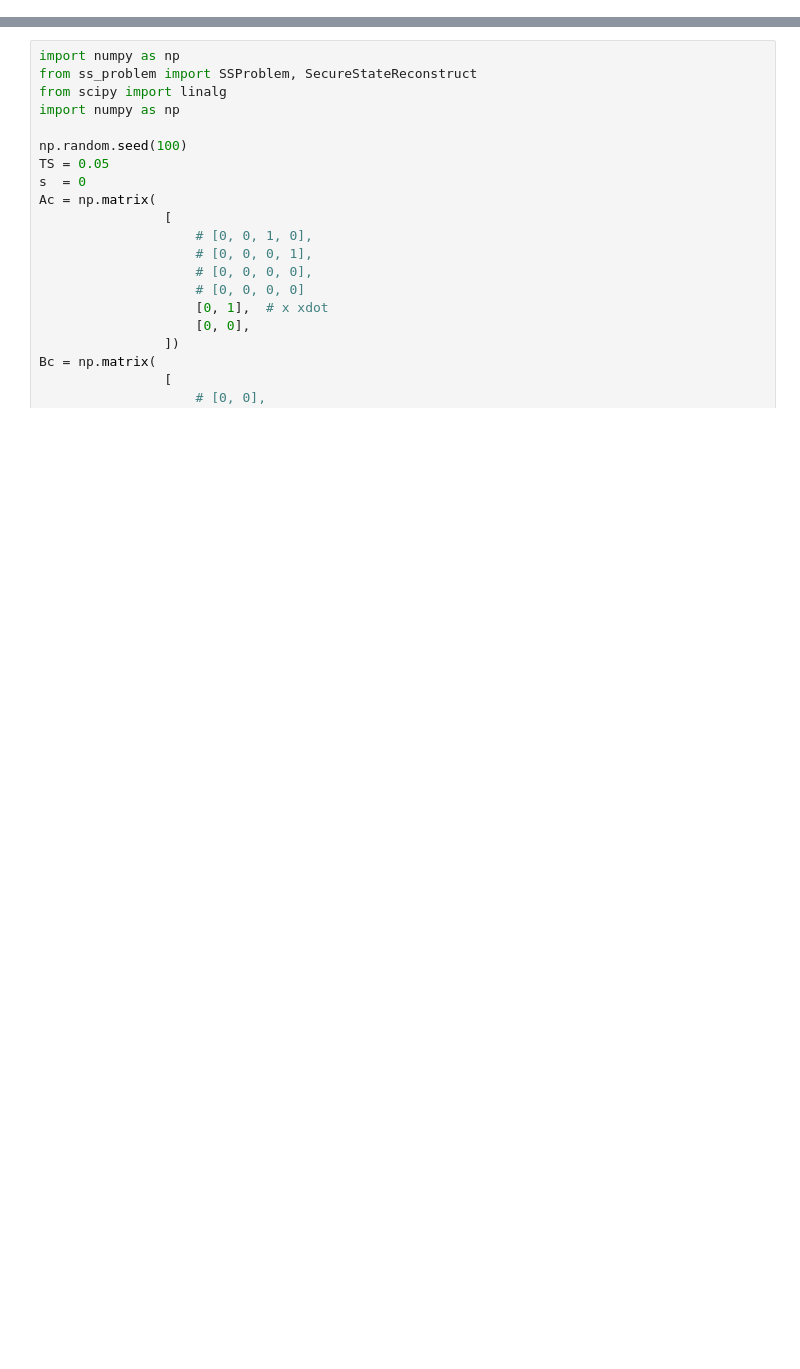
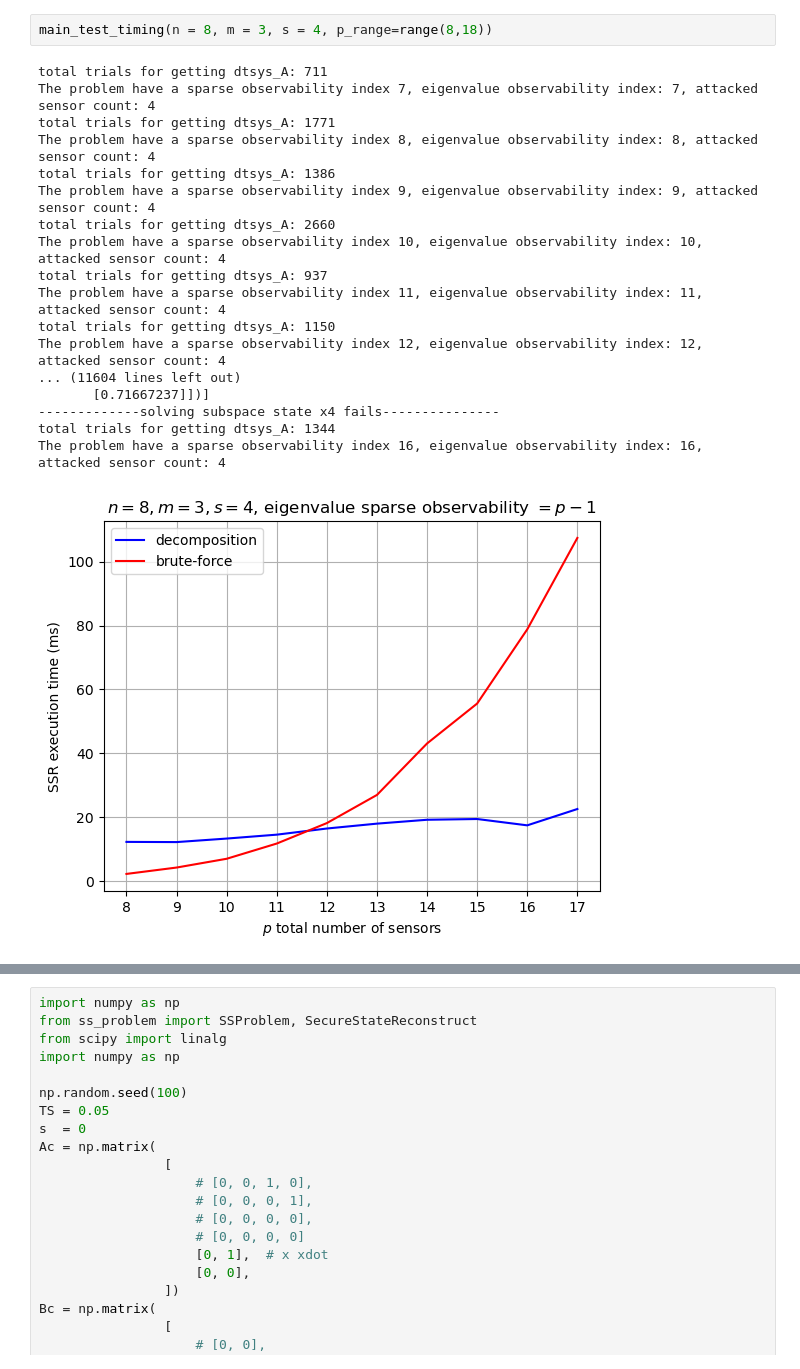
Before and after one commit to xiaotan-git/safety-under-sensor-attacks, a Jupyter notebook: test.ipynb, the cells around one changed output, grey strips where cells are left out. Drawn from its saved outputs; the diff is of its cells as text; blank space fills up the shorter version.

Commit message:
add subssr problem timing and safe control design

```diff
--- a/test.ipynb
+++ b/test.ipynb
@@ -90,0 +65,21 @@ FileNotFoundError: [Errno 2] No such file or directory: '/home/xiao/safety-under
+# %%
+main_test_timing(n = 8, m = 3, s = 4, p_range=range(8,18))
+# %% [output]
+total trials for getting dtsys_A: 711
+The problem have a sparse observability index 7, eigenvalue observability index: 7, attacked sensor count: 4
+total trials for getting dtsys_A: 1771
+The problem have a sparse observability index 8, eigenvalue observability index: 8, attacked sensor count: 4
+total trials for getting dtsys_A: 1386
+The problem have a sparse observability index 9, eigenvalue observability index: 9, attacked sensor count: 4
+total trials for getting dtsys_A: 2660
+The problem have a sparse observability index 10, eigenvalue observability index: 10, attacked sensor count: 4
+total trials for getting dtsys_A: 937
+The problem have a sparse observability index 11, eigenvalue observability index: 11, attacked sensor count: 4
+total trials for getting dtsys_A: 1150
+The problem have a sparse observability index 12, eigenvalue observability index: 12, attacked sensor count: 4
+... (11604 lines left out)
+       [0.71667237]])]
+-------------solving subspace state x4 fails---------------
+total trials for getting dtsys_A: 1344
+The problem have a sparse observability index 16, eigenvalue observability index: 16, attacked sensor count: 4
+[figure, added]
```
Also changed, not shown: parts of 4 cells of this notebook, 5 other files.
